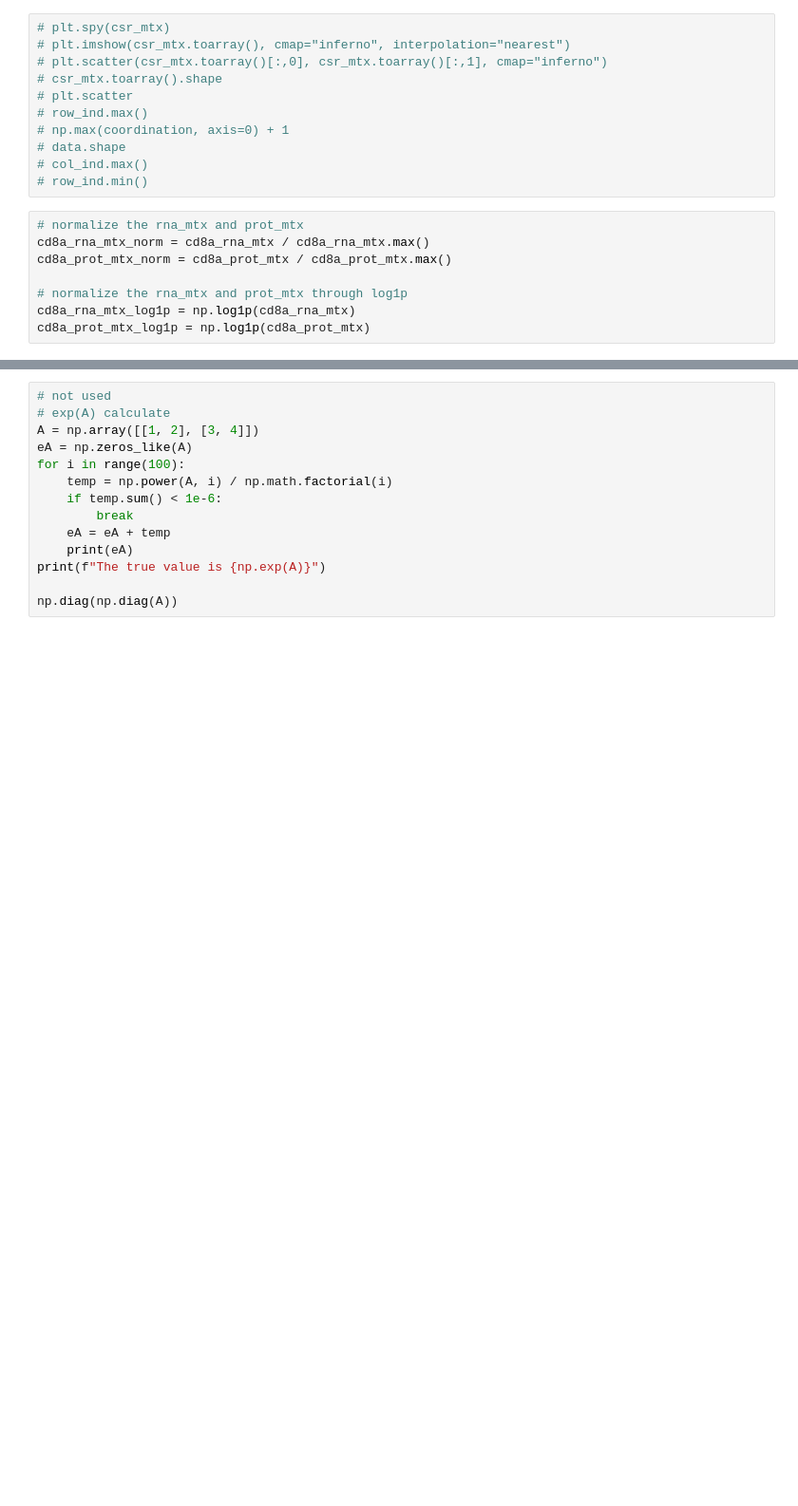
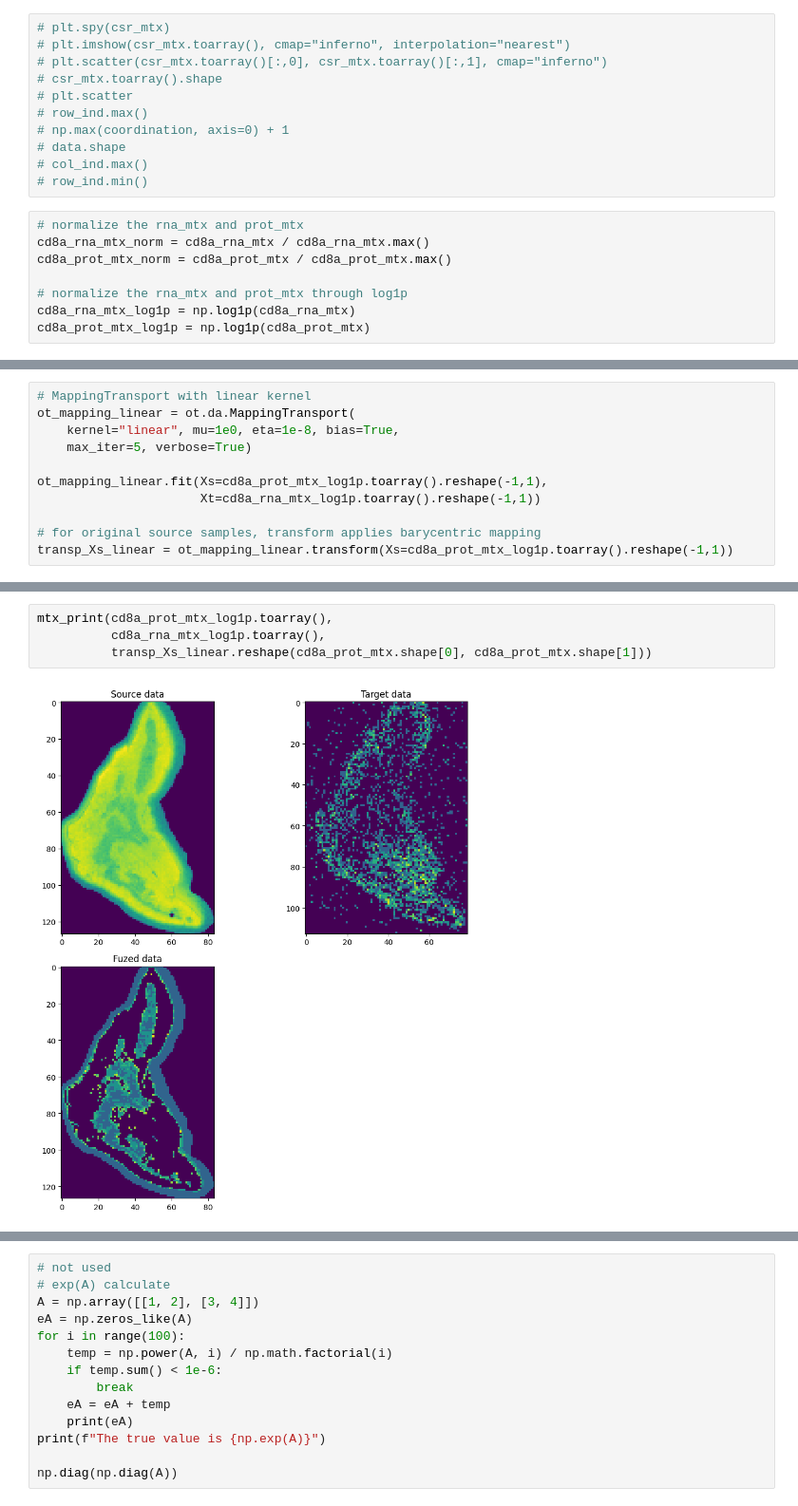
Before and after one commit to cb11711211/sc_st_attention_integration, a Jupyter notebook: pot_fuse_prot_rna.ipynb, the cells around one changed output, grey strips where cells are left out. Shown at 95% size. Saved outputs shown, nothing was run; the diff lists cells and outputs as text; blank space fills up the shorter version.

```diff
--- a/pot_fuse_prot_rna.ipynb
+++ b/pot_fuse_prot_rna.ipynb
@@ -582,0 +632,11 @@ transp_Xs_linear = ot_mapping_linear.transform(Xs=cd8a_prot_mtx_norm.reshape(-1,
+# %%
+# MappingTransport with linear kernel
+ot_mapping_linear = ot.da.MappingTransport(
+    kernel="linear", mu=1e0, eta=1e-8, bias=True,
+    max_iter=5, verbose=True)
+
+ot_mapping_linear.fit(Xs=cd8a_prot_mtx_log1p.toarray().reshape(-1,1),
+                      Xt=cd8a_rna_mtx_log1p.toarray().reshape(-1,1))
+
+# for original source samples, transform applies barycentric mapping
+transp_Xs_linear = ot_mapping_linear.transform(Xs=cd8a_prot_mtx_log1p.toarray().reshape(-1,1))
@@ -582,0 +654,6 @@ transp_Xs_linear = ot_mapping_linear.transform(Xs=cd8a_prot_mtx_norm.reshape(-1,
+# %%
+mtx_print(cd8a_prot_mtx_log1p.toarray(),
+          cd8a_rna_mtx_log1p.toarray(),
+          transp_Xs_linear.reshape(cd8a_prot_mtx.shape[0], cd8a_prot_mtx.shape[1]))
+# %% [output]
+[figure, added]
```
Also changed, not shown: parts of 25 cells of this notebook.
